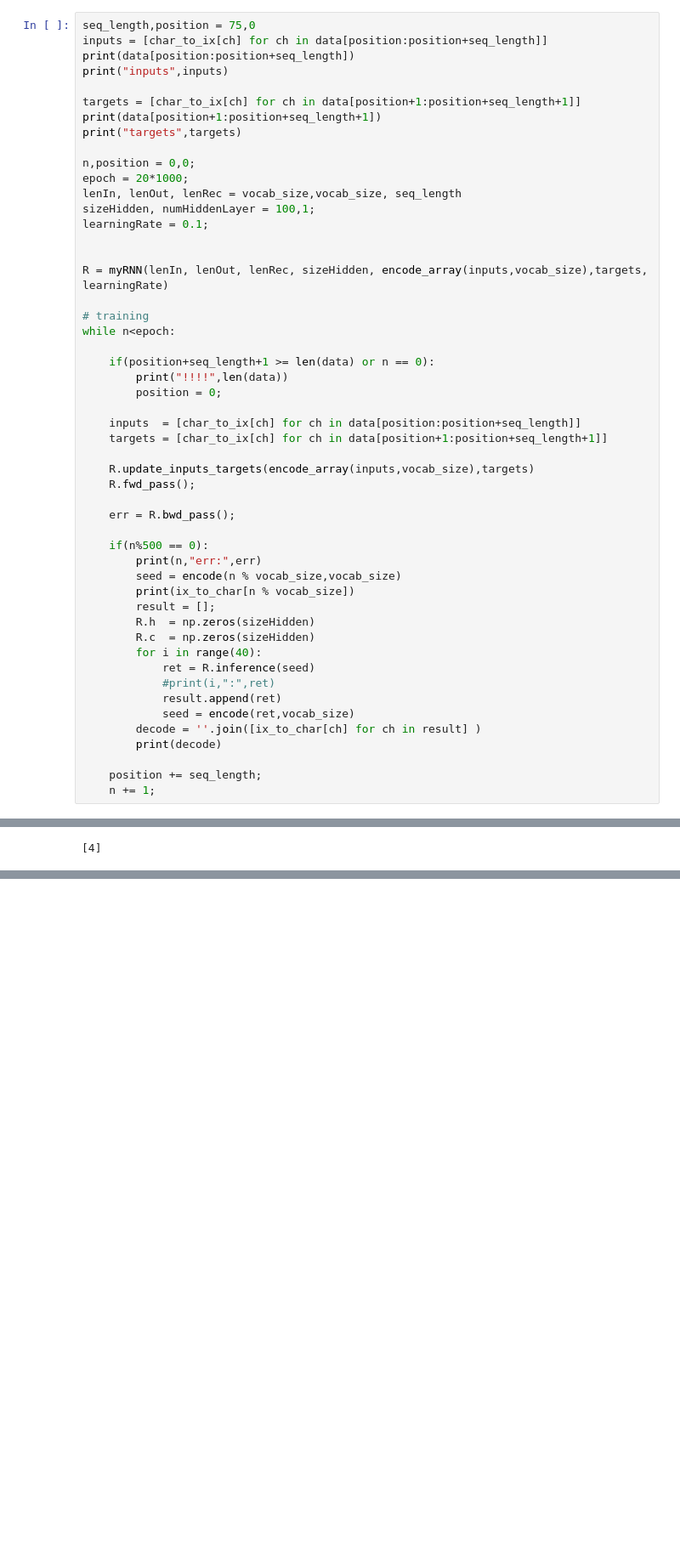
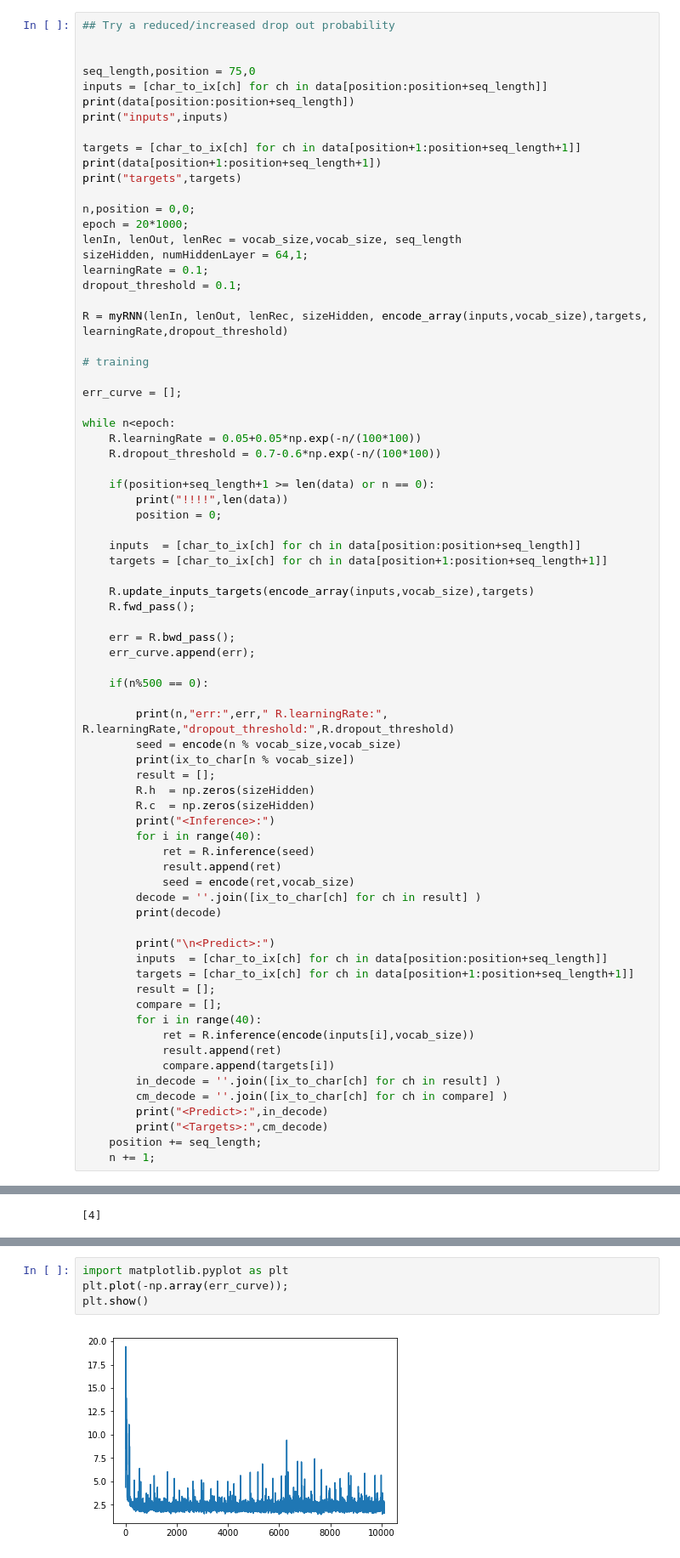
Before and after one commit to chenyikuan110/cyk_ML, a Jupyter notebook: LSTM_Single.ipynb, the cells around one changed output, grey strips where cells are left out. Shown at 85% size. Saved outputs shown, nothing was run; the diff lists cells and outputs as text; blank space fills up the shorter version.

```diff
--- a/LSTM_Single.ipynb
+++ b/LSTM_Single.ipynb
@@ -338,6 +344,9 @@ class LSTM:
         self.mb -= self.learningRate/np.sqrt(self.Gmb + 1e-8) * mb_grad
         self.ob -= self.learningRate/np.sqrt(self.Gob + 1e-8) * ob_grad
 # %%
+## Try a reduced/increased drop out probability
+
+
 seq_length,position = 75,0
 inputs = [char_to_ix[ch] for ch in data[position:position+seq_length]]
 print(data[position:position+seq_length])
@@ -350,14 +359,19 @@ print("targets",targets)
 n,position = 0,0;
 epoch = 20*1000;
 lenIn, lenOut, lenRec = vocab_size,vocab_size, seq_length
-sizeHidden, numHiddenLayer = 100,1;
+sizeHidden, numHiddenLayer = 64,1;
 learningRate = 0.1;
+dropout_threshold = 0.1;
 
-
-R = myRNN(lenIn, lenOut, lenRec, sizeHidden, encode_array(inputs,vocab_size),targets, learningRate)
+R = myRNN(lenIn, lenOut, lenRec, sizeHidden, encode_array(inputs,vocab_size),targets, learningRate,dropout_threshold)
 
 # training
+
+err_curve = [];
+
 while n<epoch:
+    R.learningRate = 0.05+0.05*np.exp(-n/(100*100))
+    R.dropout_threshold = 0.7-0.6*np.exp(-n/(100*100))
 
     if(position+seq_length+1 >= len(data) or n == 0):
         print("!!!!",len(data))
@@ -370,22 +384,37 @@ while n<epoch:
     R.fwd_pass();
 
     err = R.bwd_pass();
+    err_curve.append(err);
 
     if(n%500 == 0):
-        print(n,"err:",err)
+
+        print(n,"err:",err," R.learningRate:", R.learningRate,"dropout_threshold:",R.dropout_threshold)
         seed = encode(n % vocab_size,vocab_size)
         print(ix_to_char[n % vocab_size])
         result = [];
         R.h  = np.zeros(sizeHidden)
         R.c  = np.zeros(sizeHidden)
+        print("<Inference>:")
         for i in range(40):
             ret = R.inference(seed)
-            #print(i,":",ret)
             result.append(ret)
             seed = encode(ret,vocab_size)
         decode = ''.join([ix_to_char[ch] for ch in result] )
         print(decode)
 
+        print("\n<Predict>:")
+        inputs  = [char_to_ix[ch] for ch in data[position:position+seq_length]]
+        targets = [char_to_ix[ch] for ch in data[position+1:position+seq_length+1]]
+        result = [];
+        compare = [];
+        for i in range(40):
+            ret = R.inference(encode(inputs[i],vocab_size))
+            result.append(ret)
+            compare.append(targets[i])
+        in_decode = ''.join([ix_to_char[ch] for ch in result] )
+        cm_decode = ''.join([ix_to_char[ch] for ch in compare] )
+        print("<Predict>:",in_decode)
+        print("<Targets>:",cm_decode)
     position += seq_length;
     n += 1;
 # %% [output]
@@ -417,0 +445,6 @@ import gnumpy as gpu
+# %%
+import matplotlib.pyplot as plt
+plt.plot(-np.array(err_curve));
+plt.show()
+# %% [output]
+[figure, added]
```
Also changed, not shown: parts of 5 cells of this notebook, 4 other files.
